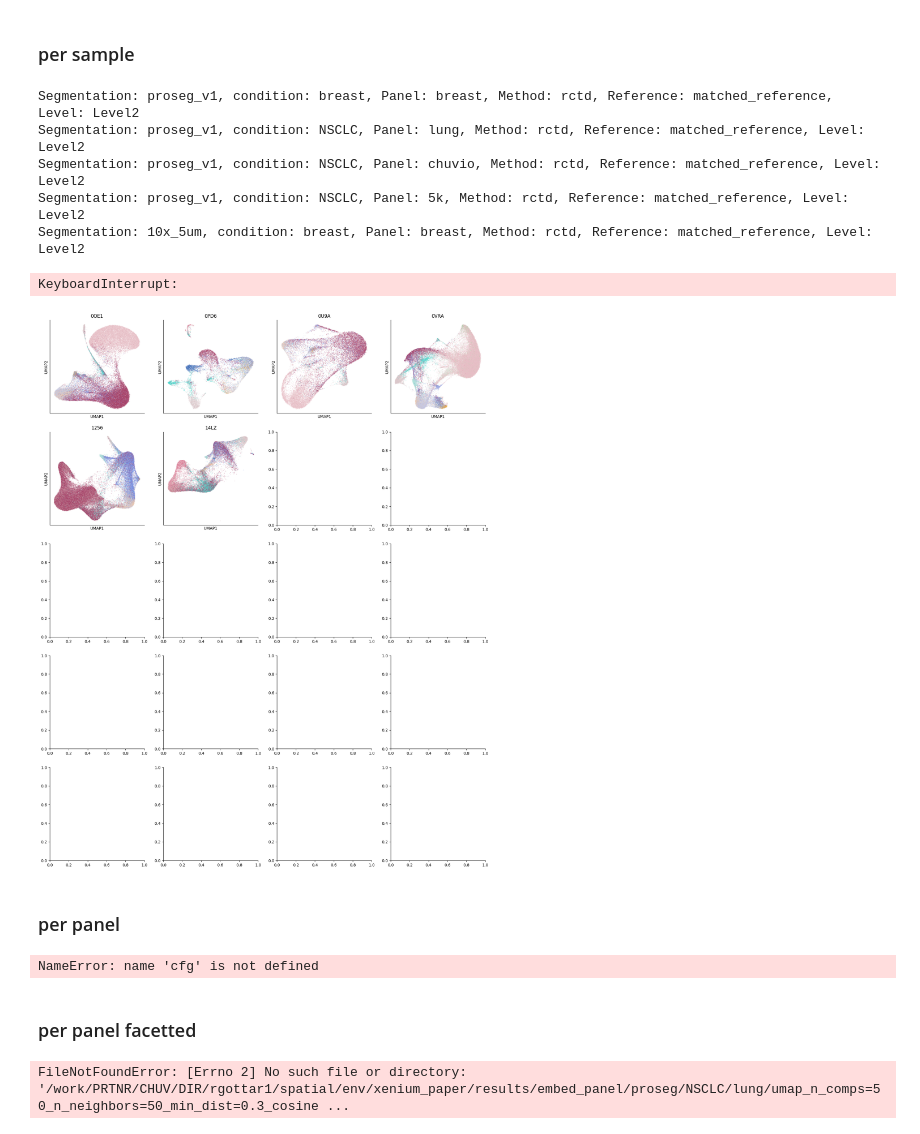
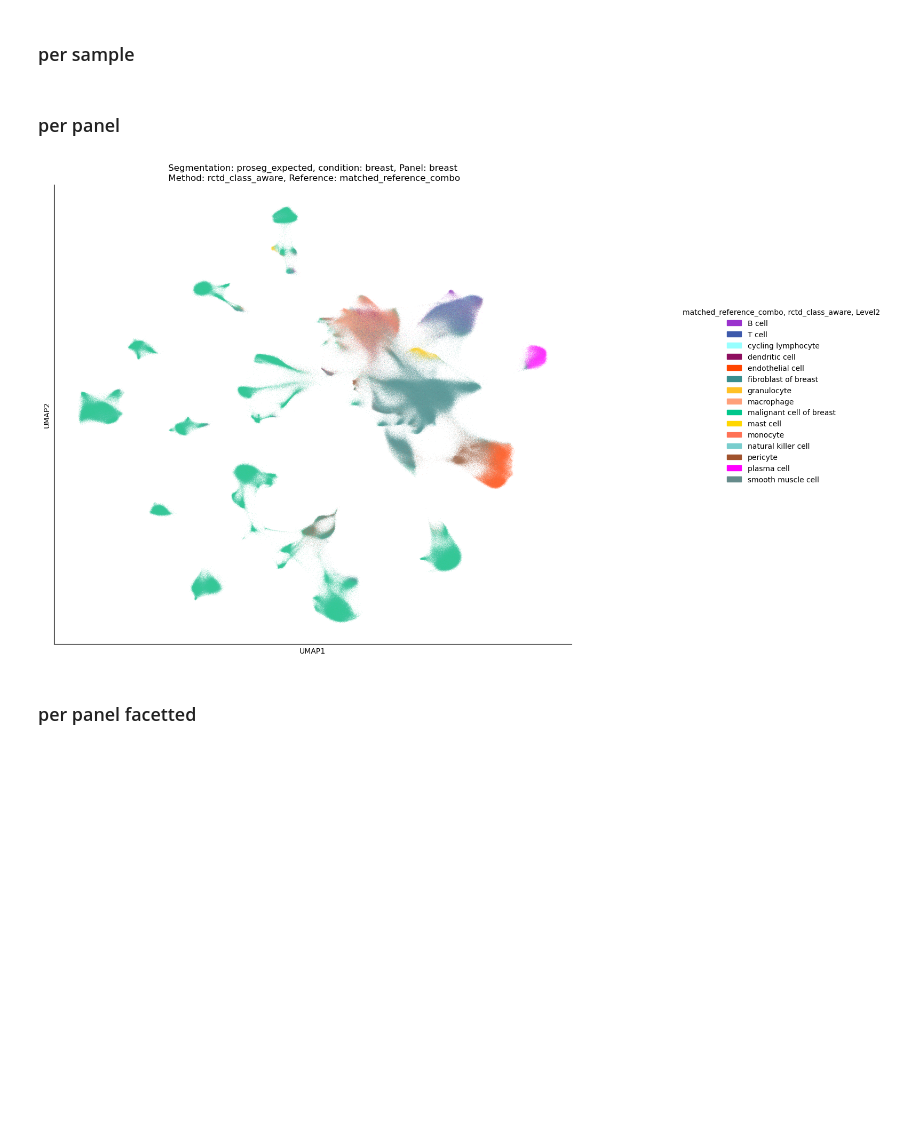
Before and after one commit to bdsc-tds/Bilous2025, a Jupyter notebook: workflow/notebooks/xenium/0-xenium_umaps.ipynb, the cells around one changed output. Drawn from its saved outputs; the diff is of its cells as text; code cells hidden in the pictures; blank space fills up the shorter version.

```diff
--- a/workflow/notebooks/xenium/0-xenium_umaps.ipynb
+++ b/workflow/notebooks/xenium/0-xenium_umaps.ipynb
@@ -91,11 +91,11 @@ for k,path in xenium_paths.items():
                 if method.stem !='rctd_class_aware':
                     continue
                 for level in (levels := method.iterdir()):
-                    if level.stem != 'Level2':
+                    if color.stem != 'Level2':
                         continue
-                    cell_type_annotation_file = level / 'single_cell/labels.csv'
+                    cell_type_annotation_file = color / 'single_cell/labels.csv'
                     if cell_type_annotation_file.exists():
-                        rctd[k][reference.stem,method.stem,level.stem] = pd.read_parquet(cell_type_annotation_file).set_index('cell_id').iloc[:,0]
+                        rctd[k][reference.stem,method.stem,color.stem] = pd.read_parquet(cell_type_annotation_file).set_index('cell_id').iloc[:,0]
 # %%
 import matplotlib.patches as mpatches
 
@@ -165,14 +165,6 @@ for reference in references:
                 plt.savefig(cfg['figures_dir'] + f"embed_donor/umap_{segmentation}_{condition=}_{panel=}_{method=}_{reference=}_{level=}.png", dpi=300, bbox_inches='tight')
                 plt.close()
                 #plt.show()
-# %% [output]
-Segmentation: proseg_v1, condition: breast, Panel: breast, Method: rctd, Reference: matched_reference, Level: Level2
-Segmentation: proseg_v1, condition: NSCLC, Panel: lung, Method: rctd, Reference: matched_reference, Level: Level2
-Segmentation: proseg_v1, condition: NSCLC, Panel: chuvio, Method: rctd, Reference: matched_reference, Level: Level2
-Segmentation: proseg_v1, condition: NSCLC, Panel: 5k, Method: rctd, Reference: matched_reference, Level: Level2
-Segmentation: 10x_5um, condition: breast, Panel: breast, Method: rctd, Reference: matched_reference, Level: Level2
-KeyboardInterrupt:
-[figure, removed]
 # %% [markdown]
 ### per panel
 # %%
@@ -187,6 +179,7 @@ from pathlib import Path
 
 results_dir = cfg['results_dir']
 palette_dir = Path(cfg['xenium_metadata_dir'])
+cell_type_annotation_dir = Path(cfg['xenium_cell_type_annotation_dir'])
 
 # Params
 n_comps = 50
@@ -196,27 +189,31 @@ metric = 'cosine'
 
 # Set up argument parser
 # Access the arguments
-segmentation = 'proseg'
-condition = 'NSCLC'
-panel = 'lung'
-k = (segmentation,condition,panel)
+segmentation = 'proseg_expected'
+condition = 'breast'
+panel = 'breast'
+normalisation_method = "lognorm"  # fix this for now, even for sctransfrom args.normalisation_method
+layer = 'data'
+
+k = (segmentation,condition,panel,normalisation_method)
 name = '/'.join(k)
 
-panel = Path(f'/work/PRTNR/CHUV/DIR/rgottar1/spatial/env/xenium_paper/data/xenium/processed/segmentation/{segmentation}/{condition}/{panel}')
-embed_file = Path(results_dir) / f'embed_panel/{name}/umap_{n_comps=}_{n_neighbors=}_{min_dist=}_{metric}.parquet'
-reference = 'matched_reference'
+panel = Path(f'/work/PRTNR/CHUV/DIR/rgottar1/spatial/env/xenium_paper/data/xenium/processed/std_seurat_analysis/{segmentation}/{condition}/{panel}')
+embed_file = Path(results_dir) / f'embed_panel/{name}/umap_{layer}_{n_comps=}_{n_neighbors=}_{min_dist=}_{metric}.parquet'
+reference = 'matched_reference_combo'
 method = 'rctd_class_aware'
-level = 'Level2'
+color = 'Level2'
 cell_type_palette = palette_dir / 'col_palette_cell_types.csv'
 panel_palette = palette_dir / 'col_palette_panel.csv'
 sample_palette = palette_dir / 'col_palette_donor.csv'
 
-if level == "sample":
+
+if color == "sample":
     palette = pd.read_csv(sample_palette, index_col=0).iloc[:, 0]
-elif level == "panel":
+elif color == "panel":
     palette = pd.read_csv(panel_palette, index_col=0).iloc[:, 0]
 else:
-    palette = pd.read_csv(cell_type_palette).set_index(level)[f'cols_{level}'].drop_duplicates()
+    palette = pd.read_csv(cell_type_palette)[[color, f"cols_{color}"]].drop_duplicates().set_index(color).squeeze()
 
 
 # vars
@@ -229,13 +226,11 @@ obs = pd.read_parquet(embed_file)
 obs["cell_id"] = obs.index
 
 
-if level == "sample":
+if color == "sample":
     # plot sample as color, no need to load annotations
     df = obs
-    params = level
-    title = (
-        f"Segmentation: {segmentation.stem}, condition: {condition.stem}, Panel: {panel.stem}"
-    )
+    params = color
+    title = f"Segmentation: {segmentation.stem}, condition: {condition.stem}, Panel: {panel.stem}"
 
 else:
     # read cell type annotation
@@ -253,13 +248,12 @@ else:
 
             annot[k] = {}
             annot_file = (
-                sample
-                / f"cell_type_annotation/reference_based/{reference}/{method}/{level}/single_cell/labels.parquet"
+                cell_type_annotation_dir
+                / name
+                / f"{normalisation_method}/reference_based/{reference}/{method}/{color}/single_cell/labels.parquet"
             )
-            if annot_file.exists():
-                annot[k][reference, method, level] = (
-                    pd.read_parquet(annot_file).set_index("cell_id").iloc[:, 0]
-                )
+            # if annot_file.exists():
+            annot[k][reference, method, color] = pd.read_parquet(annot_file).set_index("cell_id").iloc[:, 0]
 
     # merge annotations
     df_annot = {}
@@ -275,8 +269,8 @@ else:
     # merge umap and cell type annotations
     df = pd.merge(obs, df_annot, on=xenium_levels, how="inner")
 
-    params = (reference, method, level)
-    title = f"Segmentation: {segmentation.stem}, condition: {condition.stem}, Panel: {panel.stem}\n Method: {method}, Reference: {reference}, Level: {level}"
+    params = (reference, method, color)
+    title = f"Segmentation: {segmentation.stem}, condition: {condition.stem}, Panel: {panel.stem}\n Method: {method}, Reference: {reference}"
 
 
 # plotting params, palette
@@ -286,43 +280,43 @@ legend_handles = [
     mpatches.Patch(color=color, label=label) for label, color in palette.items()
 ]
 
-print(
-    f"Segmentation: {segmentation.stem}, condition: {condition.stem}, Panel: {panel.stem}, Method: {method}, Reference: {reference}, Level: {level}"
-)
+# print(
+#     f"Segmentation: {segmentation.stem}, condition: {condition.stem}, Panel: {panel.stem}, Method: {method}, Reference: {reference}, Level: {level}"
+# )
 
 
 # plot
 f = plt.figure(figsize=(12, 10))
 ax = plt.subplot()
 
 sns.scatterplot(
     data=df,
     x="UMAP1",
     y="UMAP2",
     s=0.1,
     alpha=0.5,
     hue=params,
     ax=ax,
     palette=palette,
     legend=False,
 )
 ax.xaxis.set_ticks([])
 ax.yaxis.set_ticks([])
 sns.despine()
 
 plt.title(title)
 f.legend(
     handles=legend_handles,
     loc="center left",
     bbox_to_anchor=(1, 0.5),
     title=params if isinstance(params, str) else ", ".join(params),
     frameon=False,
 )
 plt.tight_layout(rect=[0, 0, 0.85, 0.95])
 # plt.savefig(out_file, dpi=300, bbox_inches="tight")
 plt.show()
 # %% [output]
-NameError: name 'cfg' is not defined
+[figure, added]
 # %% [markdown]
 ### per panel facetted
 # %%
@@ -484,5 +478,3 @@ for j in range(n_plots, len(axs)):
 plt.tight_layout(rect=[0, 0, 0.85, 0.95])
 # plt.savefig(out_file, dpi=300, bbox_inches="tight")
 plt.show()
-# %% [output]
-FileNotFoundError: [Errno 2] No such file or directory: '/work/PRTNR/CHUV/DIR/rgottar1/spatial/env/xenium_paper/results/embed_panel/proseg/NSCLC/lung/umap_n_comps=50_n_neighbors=50_min_dist=0.3_cosine ...
```
Also changed, not shown: 16 other files.
